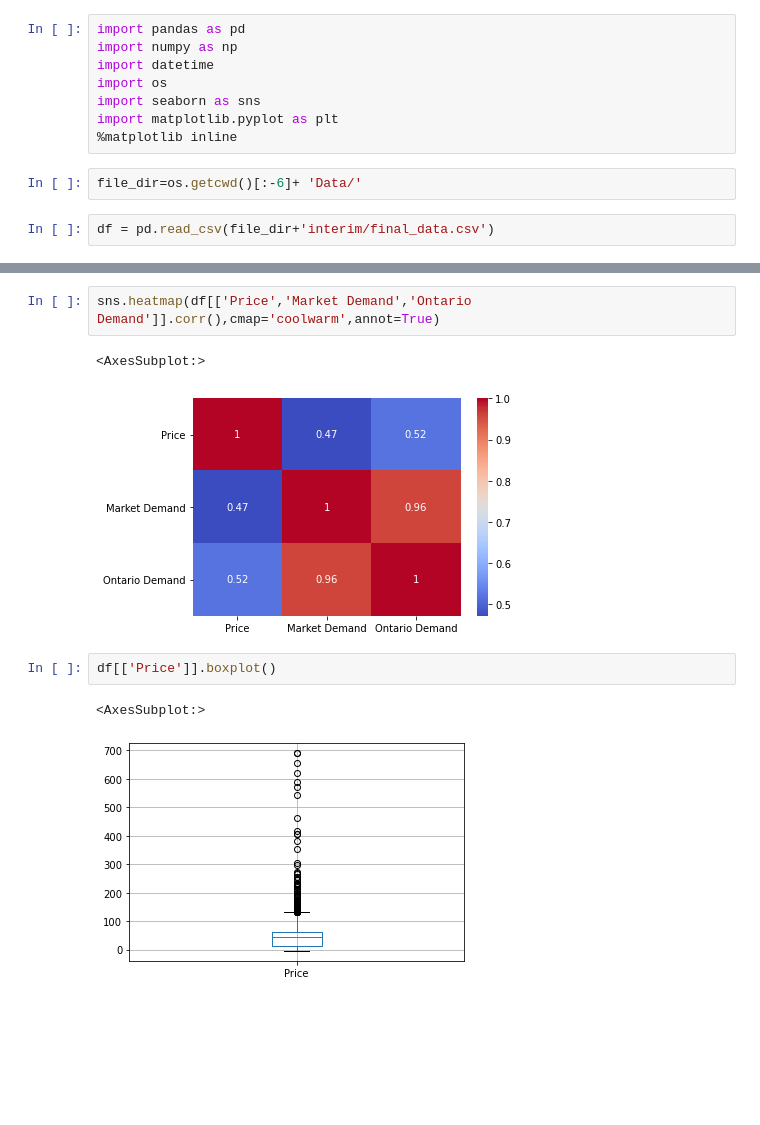
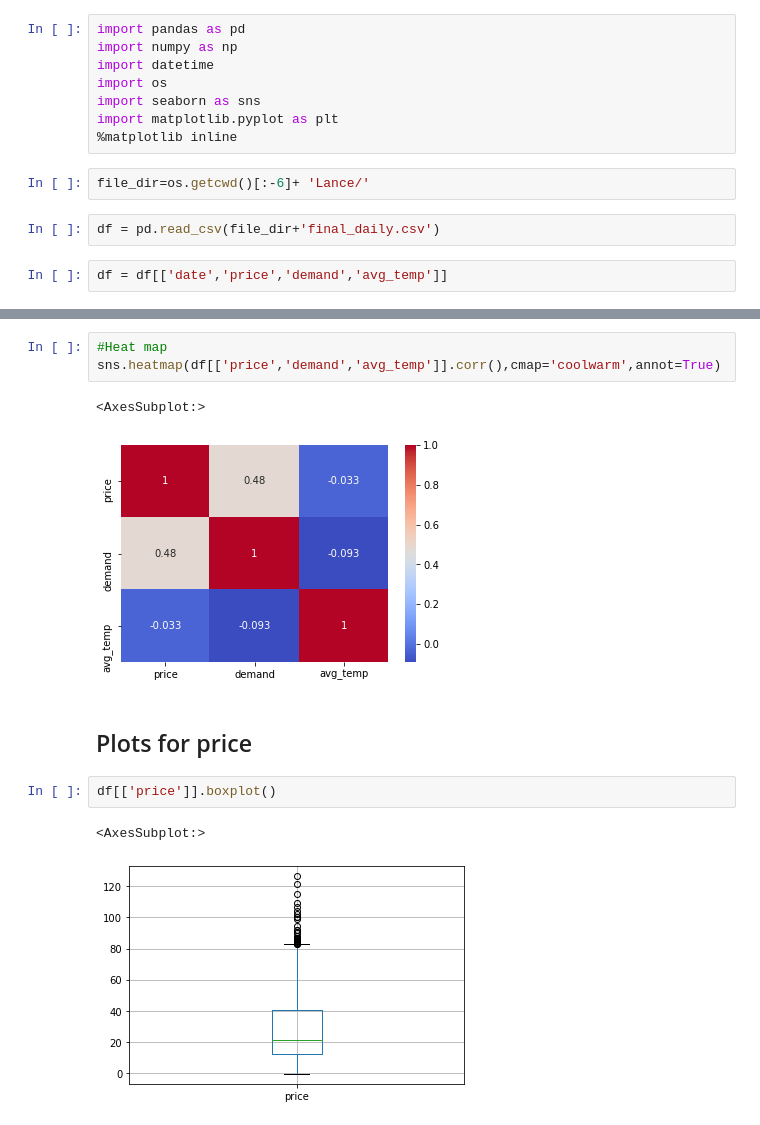
Before and after one commit to damouras/STAD95_W23, a Jupyter notebook: Report/_build/jupyter_execute/EDApy.ipynb, the cells around one changed output, grey strips where cells are left out. Saved outputs shown, nothing was run; the diff lists cells and outputs as text; blank space fills up the shorter version.

```diff
--- a/Report/_build/jupyter_execute/EDApy.ipynb
+++ b/Report/_build/jupyter_execute/EDApy.ipynb
@@ -9,9 +9,11 @@ import seaborn as sns
 import matplotlib.pyplot as plt
 %matplotlib inline
 # %%
-file_dir=os.getcwd()[:-6]+ 'Data/'
+file_dir=os.getcwd()[:-6]+ 'Lance/'
 # %%
-df = pd.read_csv(file_dir+'interim/final_data.csv')
+df = pd.read_csv(file_dir+'final_daily.csv')
+# %%
+df = df[['date','price','demand','avg_temp']]
 # %%
 df.head()
 # %% [output]
@@ -81,10 +72,13 @@ df[['Price','Market Demand','Ontario Demand']].corr()
 # %%
-sns.heatmap(df[['Price','Market Demand','Ontario Demand']].corr(),cmap='coolwarm',annot=True)
+#Heat map
+sns.heatmap(df[['price','demand','avg_temp']].corr(),cmap='coolwarm',annot=True)
 # %% [output]
 <AxesSubplot:>
-[figure, old version]
+[figure, new version]
+# %% [markdown]
+## Plots for price
 # %%
-df[['Price']].boxplot()
+df[['price']].boxplot()
 # %% [output]
 <AxesSubplot:>
-[figure, old version]
+[figure, new version]
```
Also changed, not shown: parts of 15 cells of this notebook, 44 other files.
